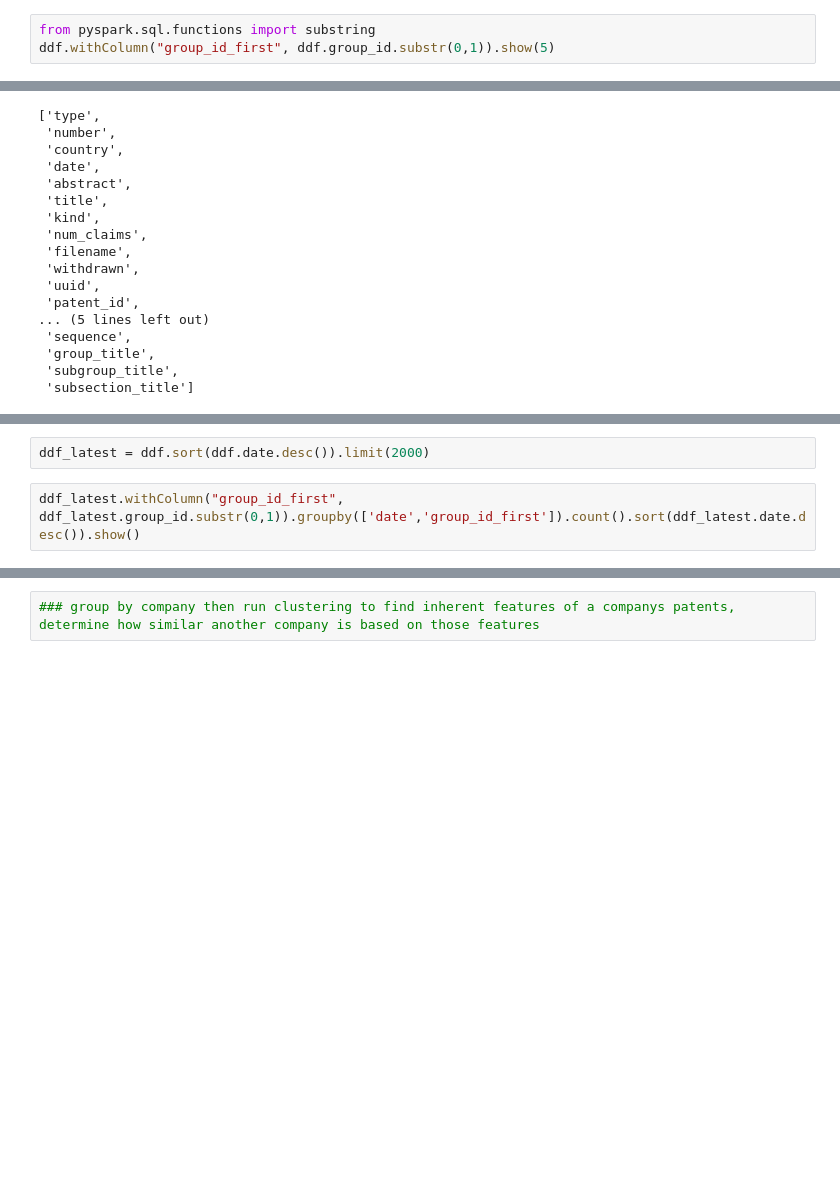
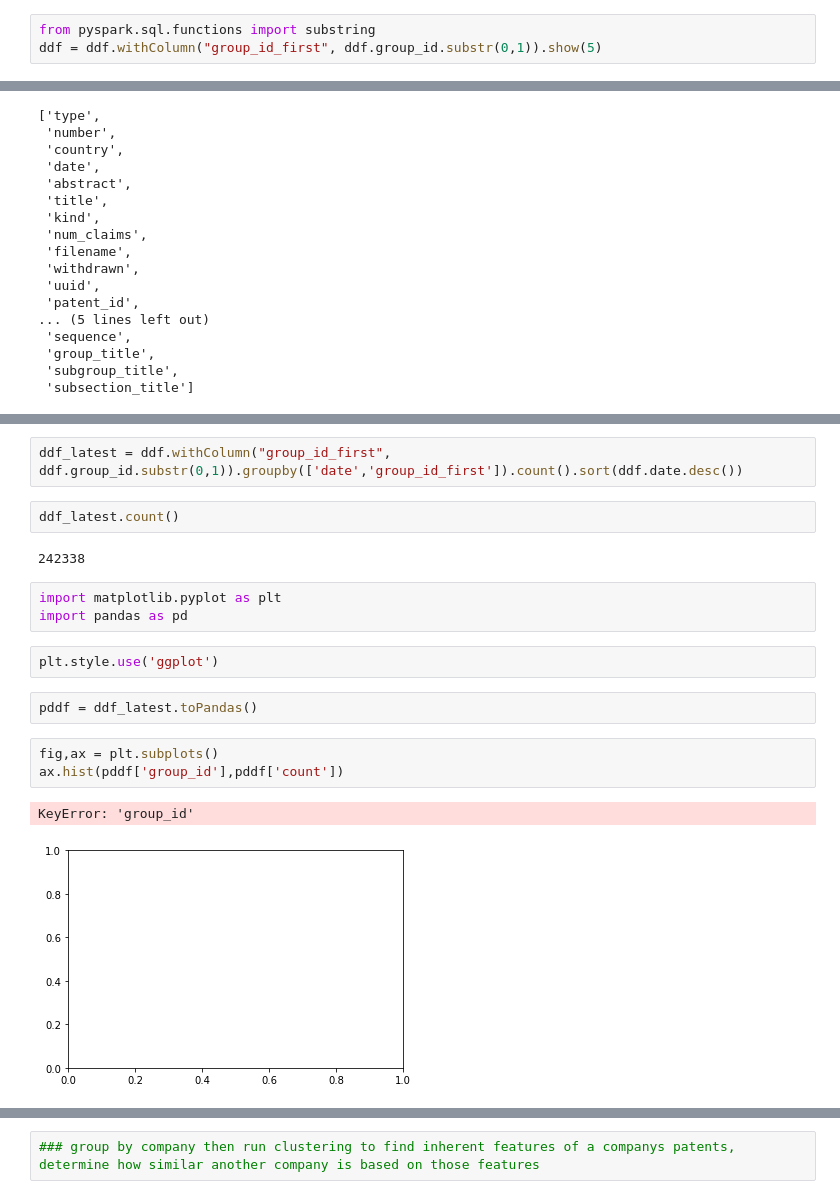
Before and after one commit to LawrenceGlenn/Exploration_of_Patent_Data, a Jupyter notebook: Capstone_2.ipynb, the cells around one changed output, grey strips where cells are left out. Cells and saved outputs as stored; diff of their text form; blank space fills up the shorter version.

```diff
--- a/Capstone_2.ipynb
+++ b/Capstone_2.ipynb
@@ -521,5 +574,5 @@ ddf.groupby('kind').count().show(40)
 +----+--------+
 # %%
 from pyspark.sql.functions import substring
-ddf.withColumn("group_id_first", ddf.group_id.substr(0,1)).show(5)
+ddf = ddf.withColumn("group_id_first", ddf.group_id.substr(0,1)).show(5)
 # %% [output]
@@ -618,4 +668,19 @@ ddf_limit.columns
 # %%
-ddf_latest = ddf.sort(ddf.date.desc()).limit(2000)
+ddf_latest = ddf.withColumn("group_id_first", ddf.group_id.substr(0,1)).groupby(['date','group_id_first']).count().sort(ddf.date.desc())
-# %%
-ddf_latest.withColumn("group_id_first", ddf_latest.group_id.substr(0,1)).groupby(['date','group_id_first']).count().sort(ddf_latest.date.desc()).show()
+# %%
+ddf_latest.count()
+# %% [output]
+242338
+# %%
+import matplotlib.pyplot as plt
+import pandas as pd
+# %%
+plt.style.use('ggplot')
+# %%
+pddf = ddf_latest.toPandas()
+# %%
+fig,ax = plt.subplots()
+ax.hist(pddf['group_id'],pddf['count'])
+# %% [output]
+KeyError: 'group_id'
+[figure, added]
```
Also changed, not shown: parts of 15 cells of this notebook, 1 other file.
